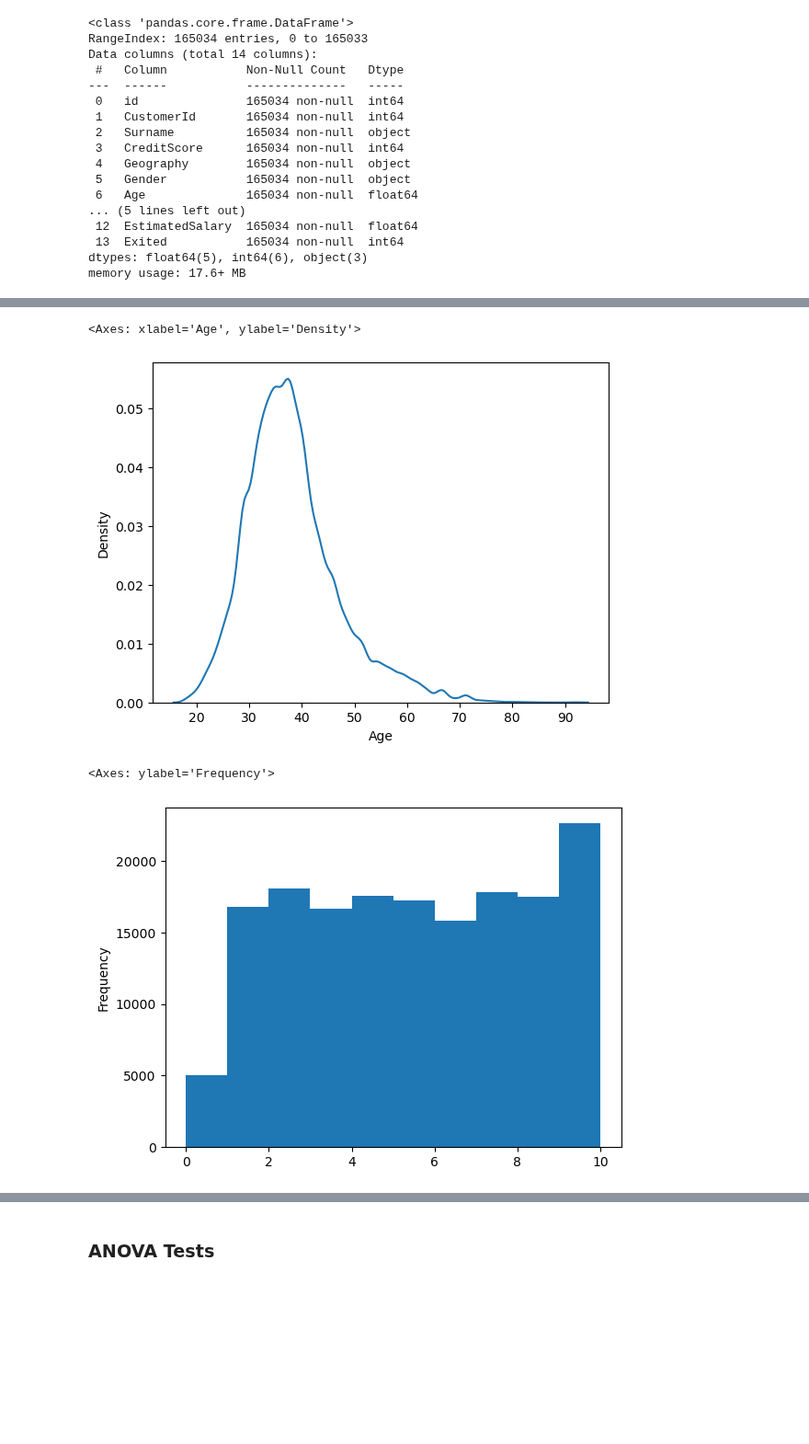
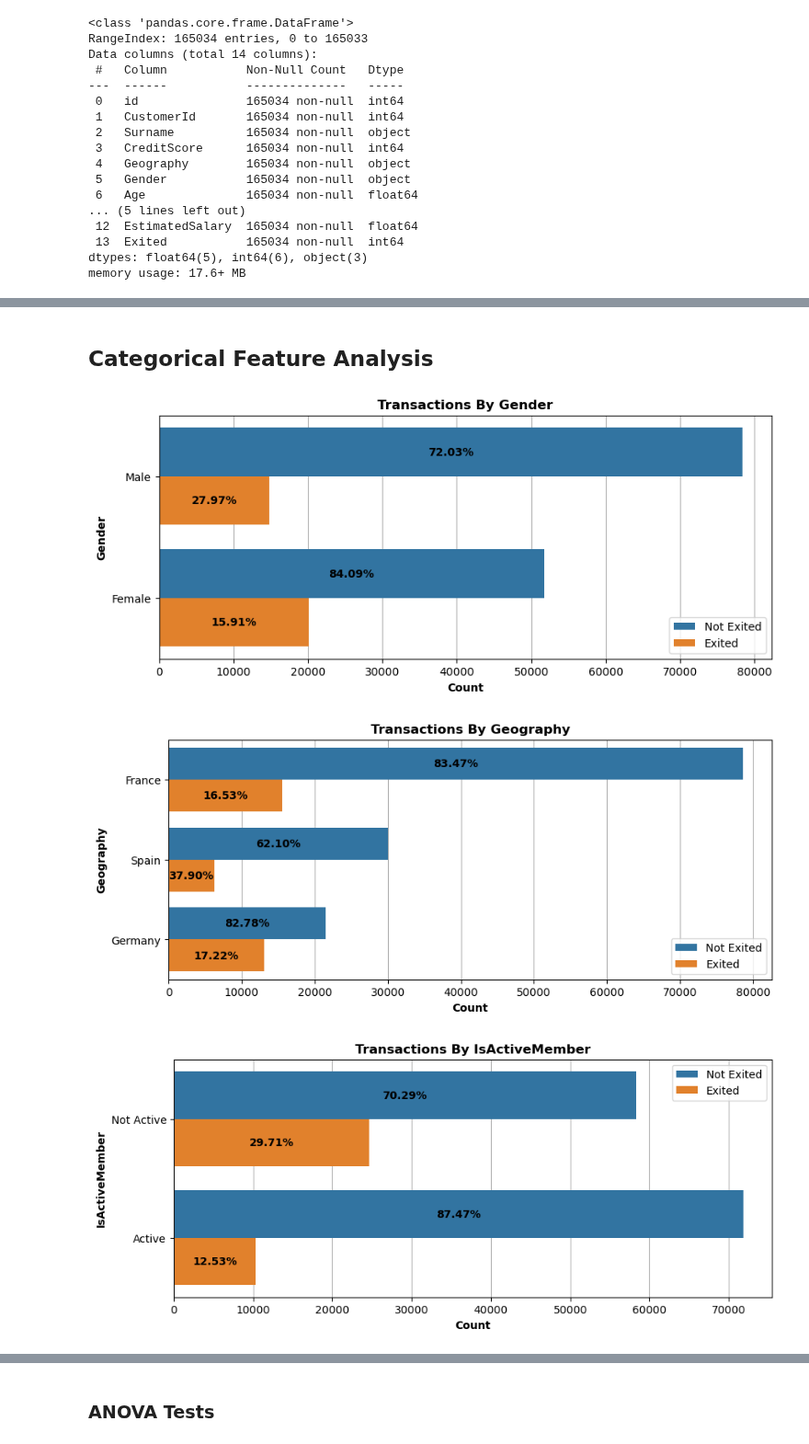
Before and after one commit to S3tuit/jup_lab, a Jupyter notebook: bank_churn_rate.ipynb, the cells around one changed output, grey strips where cells are left out. Shown at 92% size. Drawn from its saved outputs; the diff is of its cells as text; code cells hidden in the pictures; blank space fills up the shorter version.

Commit message:
data viz v1.5

```diff
--- a/bank_churn_rate.ipynb
+++ b/bank_churn_rate.ipynb
@@ -101,10 +115,46 @@ sns.kdeplot(data=df, x='CreditScore')
-# %%
-sns.kdeplot(data=df, x='Age')
-# %% [output]
-<Axes: xlabel='Age', ylabel='Density'>
-[figure, removed]
-# %%
-df['Tenure'].plot.hist(bins=10)
-# %% [output]
-<Axes: ylabel='Frequency'>
-[figure, removed]
+# %% [markdown]
+## Categorical Feature Analysis
+# %%
+def plot_bar_plot(cat_value, cat_value_hue, custom_ylables=None):
+
+    fig, ax = plt.subplots(figsize=(10,4))
+
+    ax = sns.countplot(data=df, y=cat_value, hue=df[cat_value_hue].astype(str))
+
+    # Labels to make the plot clearer
+    ax.set_title(f'Transactions By {cat_value}', weight='bold')
+    ax.set_ylabel(cat_value, weight='bold')
+    ax.set_xlabel('Count', weight='bold')
+    ax.grid(axis='x')
+    ax.set_axisbelow(True)
+    ax.legend(labels=[f'Not {cat_value_hue}', f'{cat_value_hue}'])
+
+    # These 4 lines give the percentage labels ordered in this way:
+    # First, the labels for the 1st bars in the hue.
+    # After that, the labels for the 2nd bars in the hue.
+    total_counts = df[cat_value].value_counts()
+    hue_counts = df.groupby([cat_value, cat_value_hue]).size().unstack(fill_value=0)
+    percentages = (hue_counts.T / total_counts * 100).T.values.flatten()
+    percentages = np.concatenate((percentages[::2], percentages[1::2]))
+
+    # Add percentage labels to the bars
+    for patch, percentage in zip(ax.patches, percentages):
+        width = patch.get_width()
+        height = patch.get_height()
+        x, y = patch.get_xy()
+
+        # Add percentage label at the center of the bar
+        ax.text(x + width / 2, y + height / 2, f'{percentage:.2f}%',
+                ha='center', va='center', fontsize=10, color='black', weight='bold')
+
+    if custom_ylables:
+        ax.set_yticklabels(custom_ylables)
+
+plot_bar_plot('Gender', 'Exited')
+plot_bar_plot('Geography', 'Exited')
+plot_bar_plot('IsActiveMember', 'Exited', ['Not Active', 'Active'])
+plot_bar_plot('HasCrCard', 'Exited', ['Has Cr Card', "Doesn't have Cr Card"])
+# %% [output]
+[figure, added]
+[figure, added]
+[figure, added]
```
Also changed, not shown: parts of 10 cells of this notebook.
